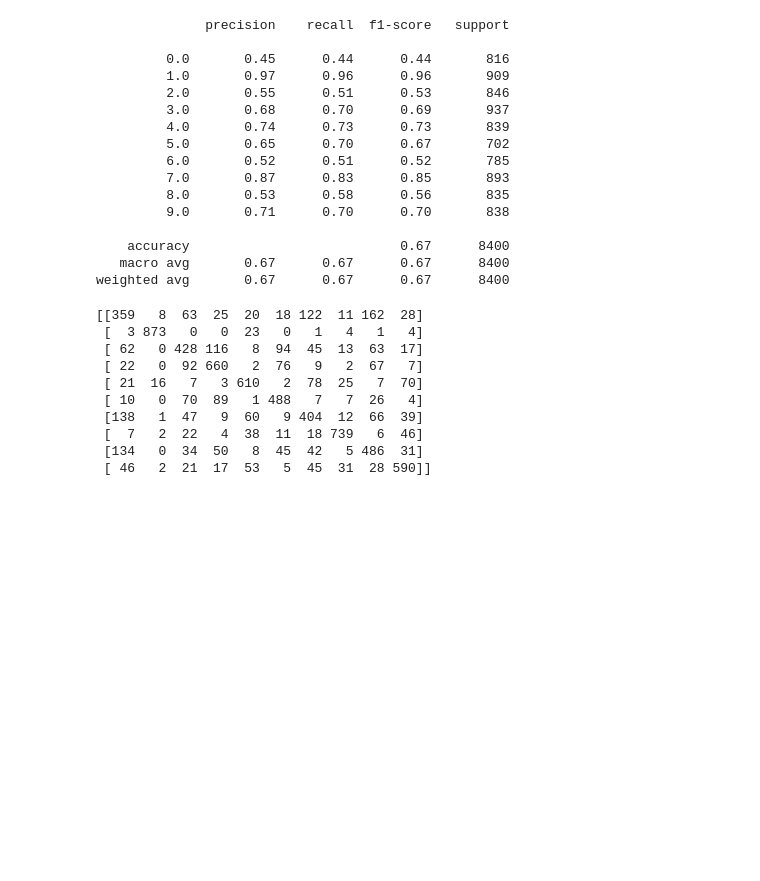
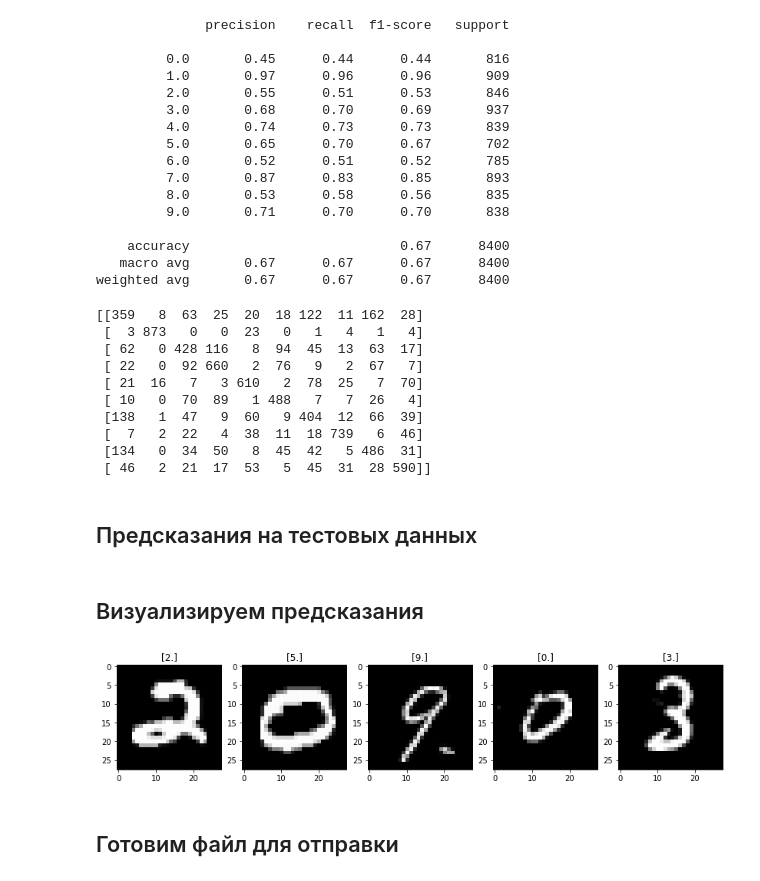
Before and after one commit to Fight0/homeworks, a Jupyter notebook: CV/cv_hw_1.ipynb, the cells around one changed output. Saved outputs shown, nothing was run; the diff lists cells and outputs as text; code cells hidden in the pictures; blank space fills up the shorter version.

```diff
--- a/CV/cv_hw_1.ipynb
+++ b/CV/cv_hw_1.ipynb
@@ -14,10 +14,9 @@ test = np.loadtxt('data/digit/test.csv', delimiter=',', skiprows=1)
 # %%
 # сохраняем разметку в отдельную переменную
 train_label = train[:, 0]
-test_label = test[:, 0]
 # приводим размерность к удобному для обаботки виду
 train_img = np.resize(train[:, 1:], (train.shape[0], 28, 28))
-test_img = np.resize(test[:, 1:], (test.shape[0], 28, 28))
+test_img = np.resize(test, (test.shape[0], 28, 28))
 # %%
 train_img.shape
 # %% [output]
@@ -145,3 +144,19 @@ print(confusion_matrix(y_val, pred_val))
  [  7   2  22   4  38  11  18 739   6  46]
  [134   0  34  50   8  45  42   5 486  31]
  [ 46   2  21  17  53   5  45  31  28 590]]
+# %% [markdown]
+## Предсказания на тестовых данных
+# %%
+pred_test = model.predict(test_hist)
+# %% [markdown]
+## Визуализируем предсказания
+# %%
+fig = plt.figure(figsize=(20, 10))
+for i, img in enumerate(test_img[0:5], 1):
+    subplot = fig.add_subplot(1, 7, i)
+    plt.imshow(img, cmap='gray')
+    subplot.set_title('%s' % pred_test[i - 1])
+# %% [output]
+[figure, added]
+# %% [markdown]
+## Готовим файл для отправки
```
Also changed, not shown: parts of 3 cells of this notebook, 1 other file.
